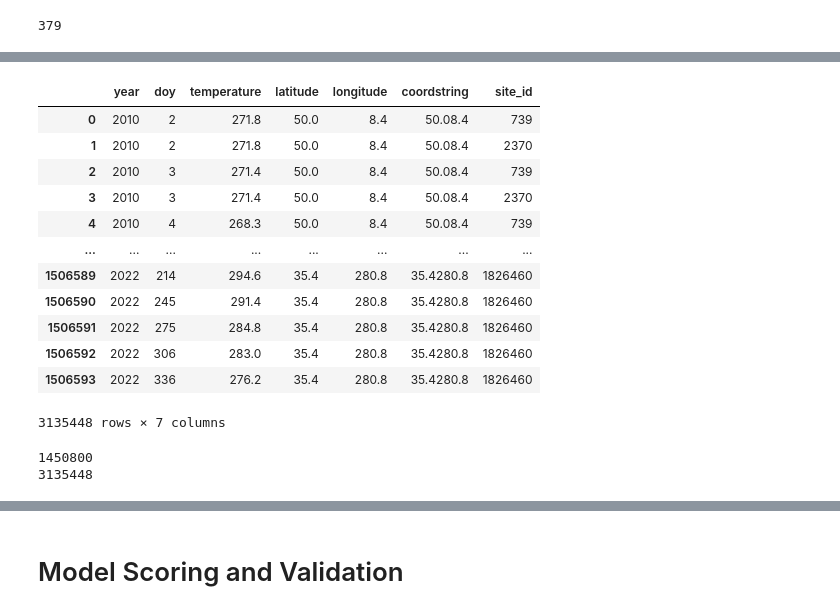
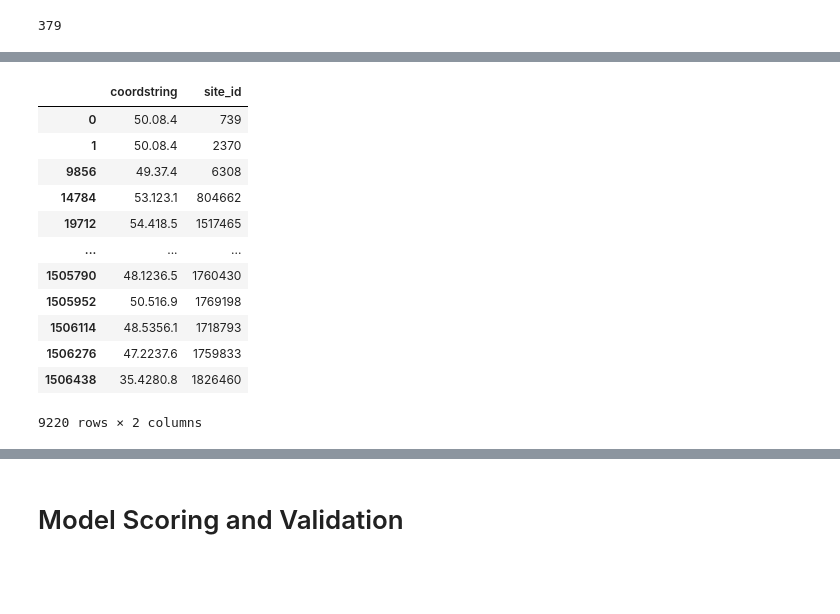
Before and after one commit to falling-fruit/dfg-seasons, a Jupyter notebook: modelling/high_res_models_finalized.ipynb, the cells around one changed output, grey strips where cells are left out. Cells and saved outputs as stored; diff of their text form; code cells hidden in the pictures; blank space fills up the shorter version.

```diff
--- a/modelling/high_res_models_finalized.ipynb
+++ b/modelling/high_res_models_finalized.ipynb
@@ -309,22 +250,18 @@ unmutual_monthly
-# %%
-merged_euro
-# %% [output]
-|  | year | doy | temperature | latitude | longitude | coordstring | site_id |
-| 0 | 2010 | 2 | 271.8 | 50.0 | 8.4 | 50.08.4 | 739 |
-| 1 | 2010 | 2 | 271.8 | 50.0 | 8.4 | 50.08.4 | 2370 |
-| 2 | 2010 | 3 | 271.4 | 50.0 | 8.4 | 50.08.4 | 739 |
-| 3 | 2010 | 3 | 271.4 | 50.0 | 8.4 | 50.08.4 | 2370 |
-| 4 | 2010 | 4 | 268.3 | 50.0 | 8.4 | 50.08.4 | 739 |
-| ... | ... | ... | ... | ... | ... | ... | ... |
-| 1506589 | 2022 | 214 | 294.6 | 35.4 | 280.8 | 35.4280.8 | 1826460 |
-| 1506590 | 2022 | 245 | 291.4 | 35.4 | 280.8 | 35.4280.8 | 1826460 |
-| 1506591 | 2022 | 275 | 284.8 | 35.4 | 280.8 | 35.4280.8 | 1826460 |
-| 1506592 | 2022 | 306 | 283.0 | 35.4 | 280.8 | 35.4280.8 | 1826460 |
-| 1506593 | 2022 | 336 | 276.2 | 35.4 | 280.8 | 35.4280.8 | 1826460 |
-3135448 rows × 7 columns
-# %%
-print(len(weather_with_sites))
-print(len(merged_euro))
-# %% [output]
-1450800
-3135448
+# %%
+coordsite = merged_euro[['coordstring', 'site_id']].drop_duplicates()
+# %%
+coordsite
+# %% [output]
+|  | coordstring | site_id |
+| 0 | 50.08.4 | 739 |
+| 1 | 50.08.4 | 2370 |
+| 9856 | 49.37.4 | 6308 |
+| 14784 | 53.123.1 | 804662 |
+| 19712 | 54.418.5 | 1517465 |
+| ... | ... | ... |
+| 1505790 | 48.1236.5 | 1760430 |
+| 1505952 | 50.516.9 | 1769198 |
+| 1506114 | 48.5356.1 | 1718793 |
+| 1506276 | 47.2237.6 | 1759833 |
+| 1506438 | 35.4280.8 | 1826460 |
+9220 rows × 2 columns
```
Also changed, not shown: parts of 17 cells of this notebook.
